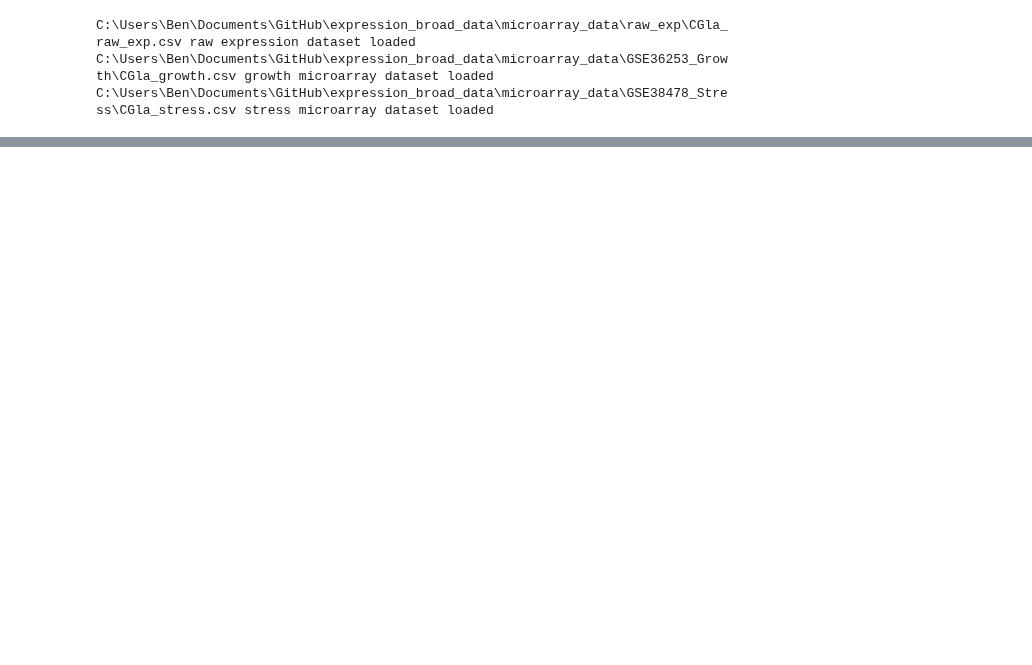
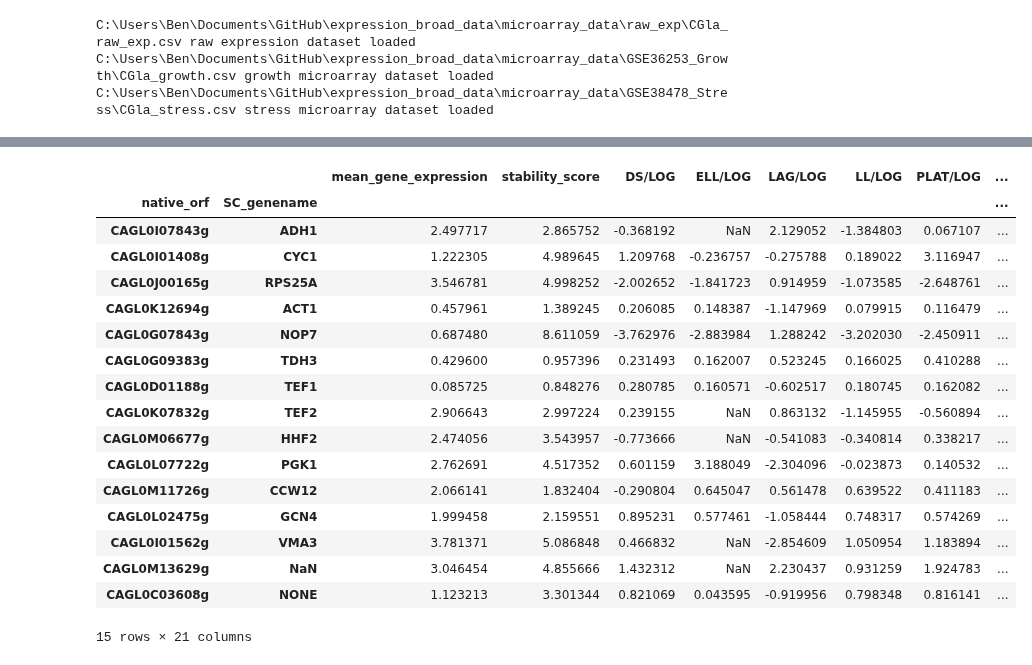
Before and after one commit to heineike02/yeast_esr_expression_analysis, a Jupyter notebook: scripts/plots_20150118_SB_SC_CG_plots.ipynb, the cells around one changed output, grey strips where cells are left out. Saved outputs shown, nothing was run; the diff lists cells and outputs as text; code cells hidden in the pictures; blank space fills up the shorter version.

```diff
--- a/scripts/plots_20150118_SB_SC_CG_plots.ipynb
+++ b/scripts/plots_20150118_SB_SC_CG_plots.ipynb
@@ -247,0 +399,22 @@ stress_exp.loc[:,('heat shock_015',slice(None),slice(None))]
+# %%
+
+plotted_genes
+# %% [output]
+|  |  | mean_gene_expression | stability_score | DS/LOG | ELL/LOG | LAG/LOG | LL/LOG | PLAT/LOG | ... |
+| native_orf | SC_genename |  |  |  |  |  |  |  | ... |
+| CAGL0I07843g | ADH1 | 2.497717 | 2.865752 | -0.368192 | NaN | 2.129052 | -1.384803 | 0.067107 | ... |
+| CAGL0I01408g | CYC1 | 1.222305 | 4.989645 | 1.209768 | -0.236757 | -0.275788 | 0.189022 | 3.116947 | ... |
+| CAGL0J00165g | RPS25A | 3.546781 | 4.998252 | -2.002652 | -1.841723 | 0.914959 | -1.073585 | -2.648761 | ... |
+| CAGL0K12694g | ACT1 | 0.457961 | 1.389245 | 0.206085 | 0.148387 | -1.147969 | 0.079915 | 0.116479 | ... |
+| CAGL0G07843g | NOP7 | 0.687480 | 8.611059 | -3.762976 | -2.883984 | 1.288242 | -3.202030 | -2.450911 | ... |
+| CAGL0G09383g | TDH3 | 0.429600 | 0.957396 | 0.231493 | 0.162007 | 0.523245 | 0.166025 | 0.410288 | ... |
+| CAGL0D01188g | TEF1 | 0.085725 | 0.848276 | 0.280785 | 0.160571 | -0.602517 | 0.180745 | 0.162082 | ... |
+| CAGL0K07832g | TEF2 | 2.906643 | 2.997224 | 0.239155 | NaN | 0.863132 | -1.145955 | -0.560894 | ... |
+| CAGL0M06677g | HHF2 | 2.474056 | 3.543957 | -0.773666 | NaN | -0.541083 | -0.340814 | 0.338217 | ... |
+| CAGL0L07722g | PGK1 | 2.762691 | 4.517352 | 0.601159 | 3.188049 | -2.304096 | -0.023873 | 0.140532 | ... |
+| CAGL0M11726g | CCW12 | 2.066141 | 1.832404 | -0.290804 | 0.645047 | 0.561478 | 0.639522 | 0.411183 | ... |
+| CAGL0L02475g | GCN4 | 1.999458 | 2.159551 | 0.895231 | 0.577461 | -1.058444 | 0.748317 | 0.574269 | ... |
+| CAGL0I01562g | VMA3 | 3.781371 | 5.086848 | 0.466832 | NaN | -2.854609 | 1.050954 | 1.183894 | ... |
+| CAGL0M13629g | NaN | 3.046454 | 4.855666 | 1.432312 | NaN | 2.230437 | 0.931259 | 1.924783 | ... |
+| CAGL0C03608g | NONE | 1.123213 | 3.301344 | 0.821069 | 0.043595 | -0.919956 | 0.798348 | 0.816141 | ... |
+15 rows × 21 columns
```
Also changed, not shown: parts of 14 cells of this notebook, 3 other files.
